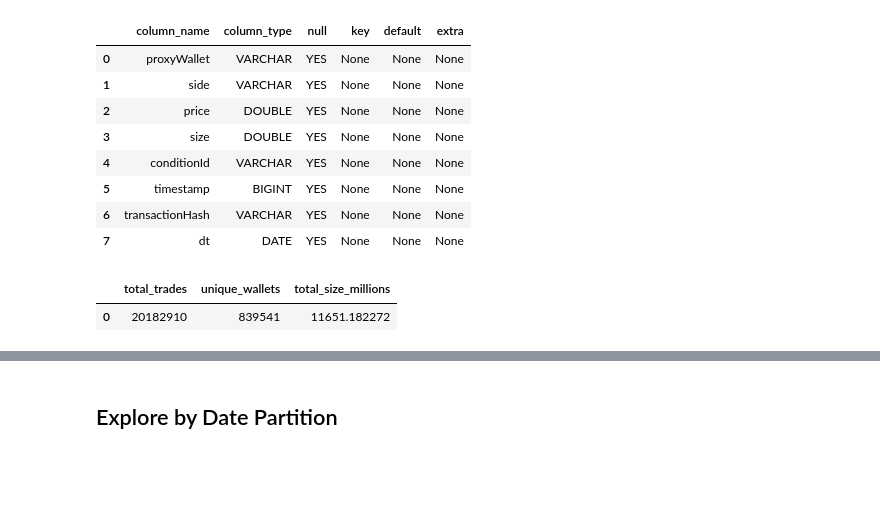
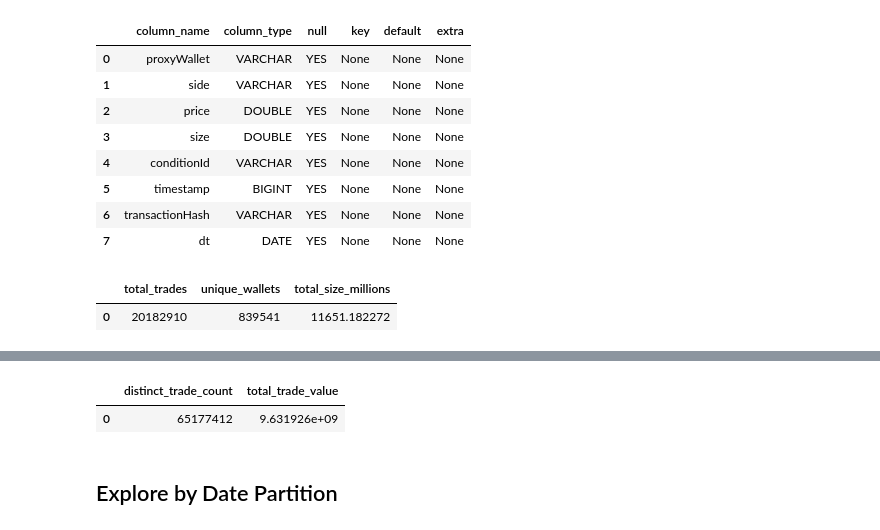
Before and after one commit to Nav1212/PolyMarketAnalytics, a Jupyter notebook: notebooks/explore_trades.ipynb, the cells around one changed output, grey strips where cells are left out. Cells and saved outputs as stored; diff of their text form; code cells hidden in the pictures; blank space fills up the shorter version.

```diff
--- a/notebooks/explore_trades.ipynb
+++ b/notebooks/explore_trades.ipynb
@@ -70,13 +70,19 @@ conn.execute("SELECT * FROM trades LIMIT 10").fetchdf()
 | 8 | 0x6ffb4354cbe6e0f9989e3b55564ec5f... | BUY | 0.998996 | 5862.37 | 0x05af636e0989accb08334a74f69e536... | 1765393228 | 0x9053fc663870c028e12c2530e1aff57... | 2025-12-13 |
 | 9 | 0x8e9eedf20dfa70956d49f608a205e40... | SELL | 0.001000 | 1442.27 | 0x05af636e0989accb08334a74f69e536... | 1765393216 | 0x4eb13504bbed5800a6c4812d0f6b91b... | 2025-12-13 |
 # %%
-# Sum of distinct trade prices
+# Sum of (price * size) for distinct trades
 conn.execute("""
     SELECT
-        COUNT(DISTINCT price) as distinct_price_count,
-        SUM(DISTINCT price) as sum_distinct_prices
-    FROM trades
+        COUNT(*) as distinct_trade_count,
+        SUM(price * size) as total_trade_value
+    FROM (
+        SELECT DISTINCT transactionHash, price, size
+        FROM trades
+    )
 """).fetchdf()
+# %% [output]
+|  | distinct_trade_count | total_trade_value |
+| 0 | 65177412 | 9.631926e+09 |
 # %% [markdown]
 ## Explore by Date Partition
 # %%
```
